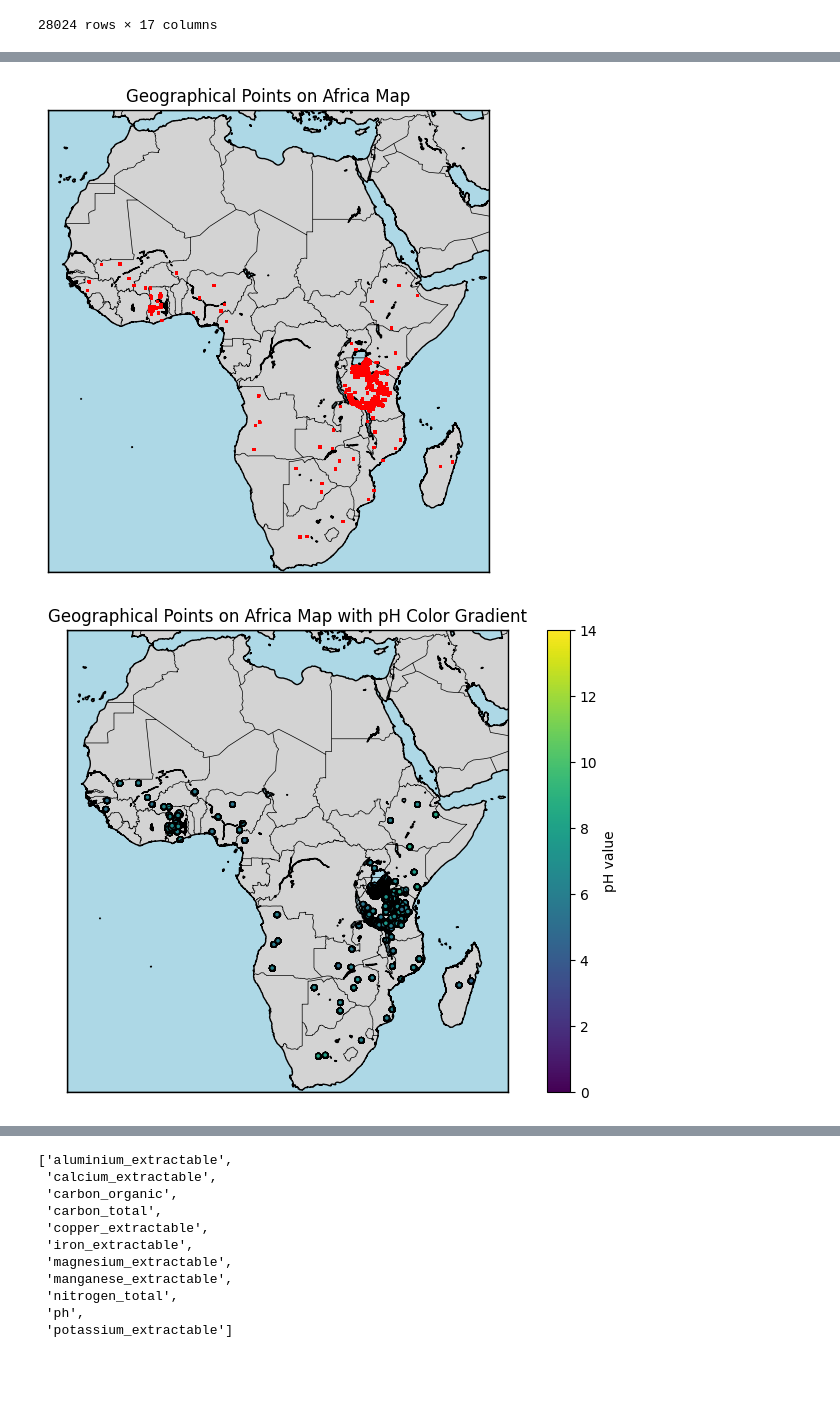
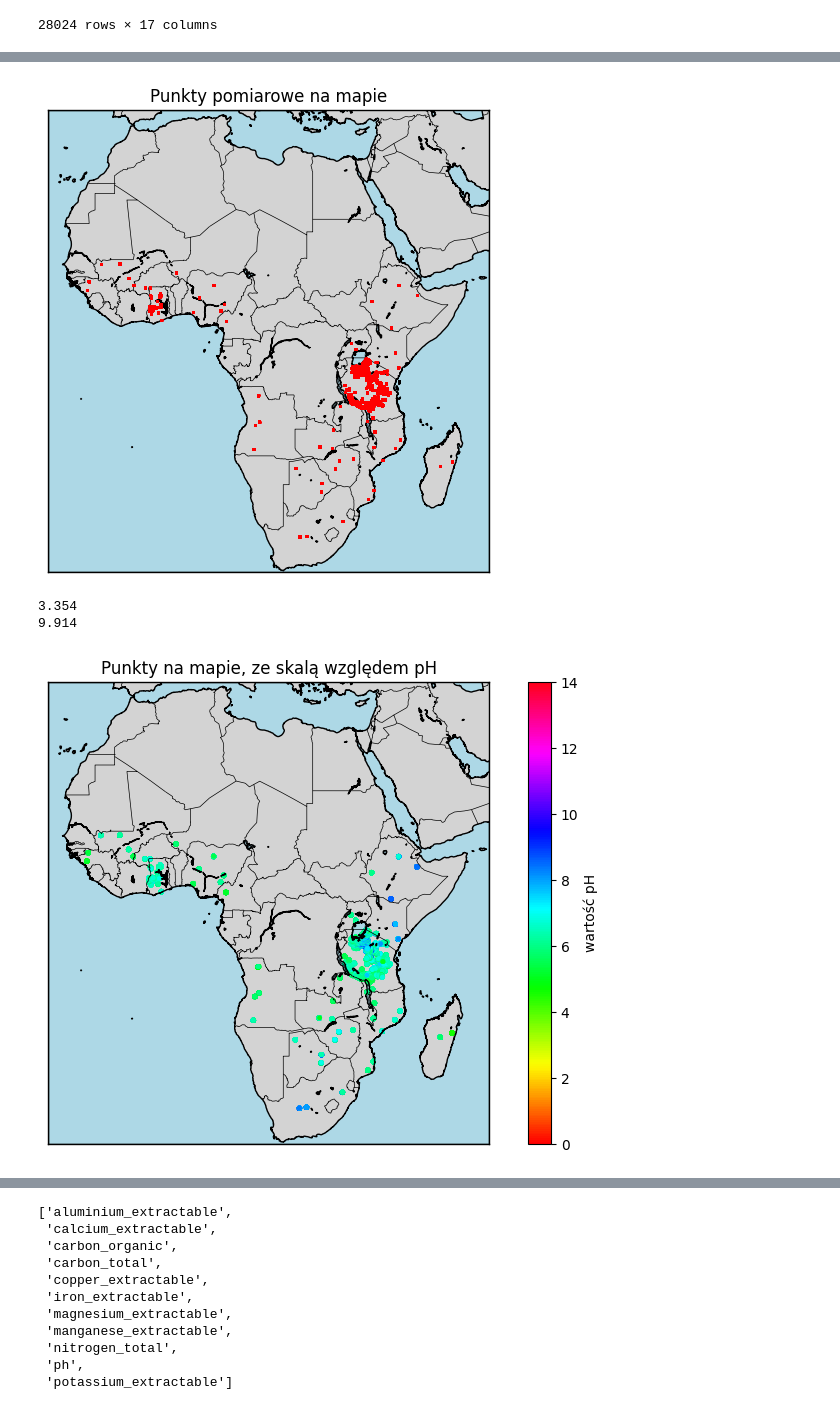
Before and after one commit to amdla/Data-visualisation, a Jupyter notebook: Afryka-ziemia/notebook.ipynb, the cells around one changed output, grey strips where cells are left out. Cells and saved outputs as stored; diff of their text form; code cells hidden in the pictures; blank space fills up the shorter version.

```diff
--- a/Afryka-ziemia/notebook.ipynb
+++ b/Afryka-ziemia/notebook.ipynb
@@ -254,10 +283,16 @@ for lat, lon in points:
     x, y = m(lon, lat)
     m.plot(x, y, marker='o', color='red', markersize=1)
 
-plt.title("Geographical Points on Africa Map")
+plt.title("Punkty pomiarowe na mapie")
 plt.show()
 # %% [output]
-[figure, old version]
+[figure, new version]
+# %%
+print(df['ph'].min())
+print(df['ph'].max())
+# %% [output]
+3.354
+9.914
 # %%
 import matplotlib.pyplot as plt
 import matplotlib.cm as cm
@@ -276,35 +311,35 @@ import numpy as np
 
 plt.figure(figsize=(10, 6))
 
 # Set basemap to Africa region
 m = Basemap(projection='merc',
             llcrnrlat=-35, urcrnrlat=38,
             llcrnrlon=-20, urcrnrlon=55,
             resolution='i')
 
 m.drawcoastlines()
 m.drawcountries()
 m.drawmapboundary(fill_color='lightblue')
 m.fillcontinents(color='lightgray', lake_color='lightblue')
 
 norm = Normalize(vmin=0, vmax=14)
-cmap = cm.viridis  # you can choose any colormap you like
+cmap = cm.hsv  # you can choose any colormap you like
 
 # Extract latitude, longitude and ph values from DataFrame
 lats = df['latitude'].values
 lons = df['longitude'].values
 ph_values = df['ph'].values
 
 # Project the lat/lon points to map coordinates
 x, y = m(lons, lats)
 
 # Create a scatter plot with colored points based on ph values
-sc = m.scatter(x, y, c=ph_values, cmap=cmap, norm=norm, marker='.', edgecolor='k', s=50)
+sc = m.scatter(x, y, c=ph_values, cmap=cmap, norm=norm, marker='.', s=25)
 
 # Add a colorbar to explain the color mapping
-plt.colorbar(sc, label='pH value')
+plt.colorbar(sc, label='wartość pH')
 
-plt.title("Geographical Points on Africa Map with pH Color Gradient")
+plt.title("Punkty na mapie, ze skalą względem pH")
 plt.show()
 # %% [output]
-[figure, old version]
+[figure, new version]
```
Also changed, not shown: parts of 3 cells of this notebook, 1 other file.
